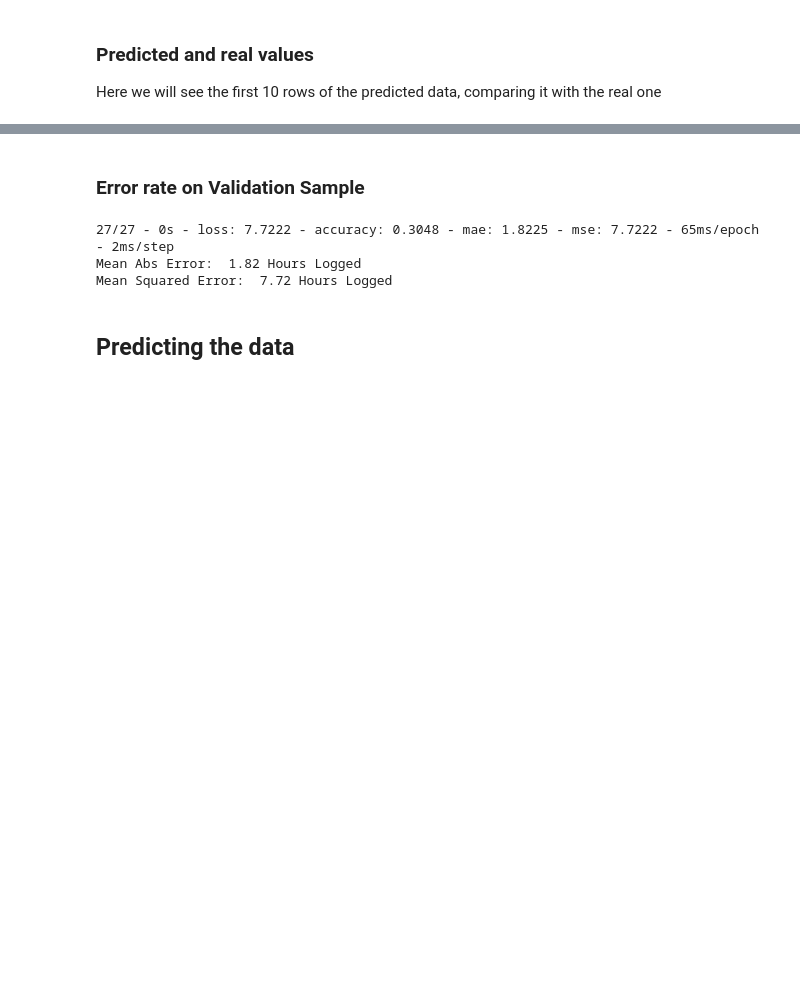
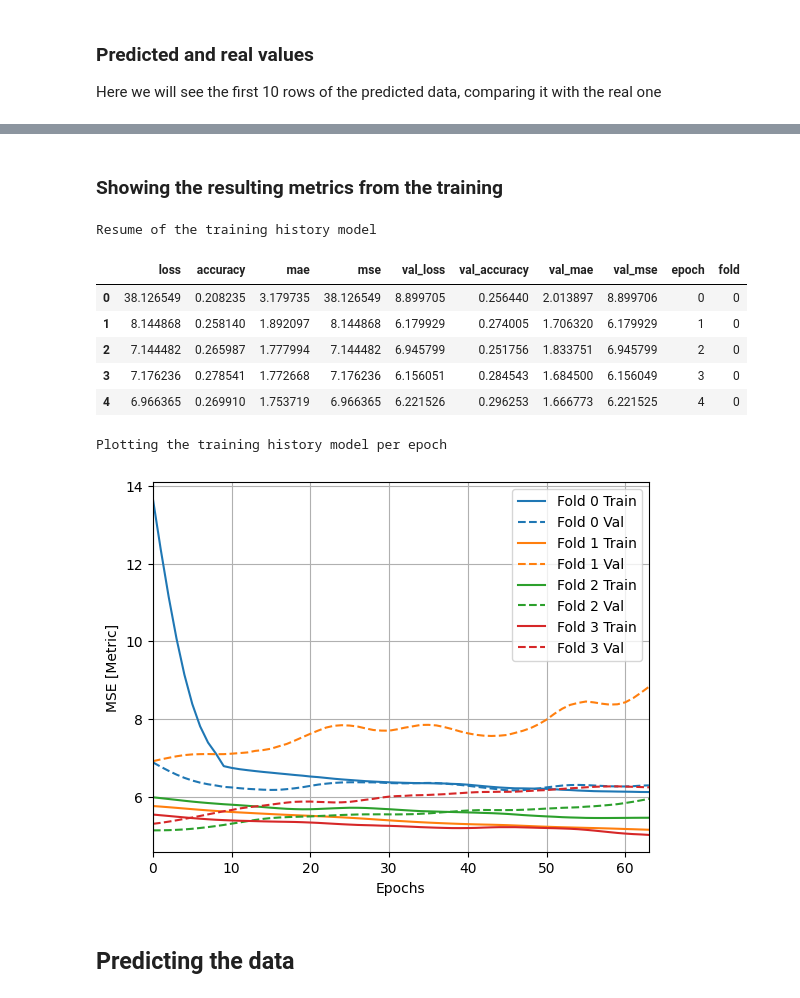
Before and after one commit to fransbompart/internship_UCAB, a Jupyter notebook: scripts/oficial/script_neural_network_2.ipynb, the cells around one changed output, grey strips where cells are left out. Cells and saved outputs as stored; diff of their text form; code cells hidden in the pictures; blank space fills up the shorter version.

```diff
--- a/scripts/oficial/script_neural_network_2.ipynb
+++ b/scripts/oficial/script_neural_network_2.ipynb
@@ -553,11 +436,32 @@ Mean Squared Error:  5.97 Hours_logged
-# %% [markdown]
-### Error rate on Validation Sample
-# %%
-loss, accuracy, mae, mse = model.evaluate(normed_validation_data, validation_label, verbose=2)
-
-print("Mean Abs Error: {:5.2f} Hours Logged".format(mae))
-print("Mean Squared Error: {:5.2f} Hours Logged".format(mse))
-# %% [output]
-27/27 - 0s - loss: 7.7222 - accuracy: 0.3048 - mae: 1.8225 - mse: 7.7222 - 65ms/epoch - 2ms/step
-Mean Abs Error:  1.82 Hours Logged
-Mean Squared Error:  7.72 Hours Logged
+# %% [markdown]
+### Showing the resulting metrics from the training
+# %%
+def evaluating_neural_network_model(histories):
+    i = 0
+    history_datasets = []
+    for history in histories:
+        history_dataset = pd.DataFrame(history.history)
+        history_dataset['epoch'] = history.epoch
+        history_dataset['fold'] = i
+        i = i+1
+        history_datasets.append(history_dataset)
+
+
+    history_dataset = pd.concat(history_datasets)
+
+    print("Resume of the training history model")
+    display(HTML(history_dataset.head().to_html()))
+
+    history_datasets_csv = history_dataset
+    history_datasets_csv.to_csv(r"./outputs/neural_network/history_sip.csv", index=False)
+
+    fold_histories = {
+        f'Fold {i}': history for i, history in enumerate(histories)
+    }
+
+    print("Plotting the training history model per epoch")
+
+    plotter = tfdocs.plots.HistoryPlotter(smoothing_std=2)
+    plotter.plot(fold_histories, metric="mse")
+    plt.ylabel('MSE [Metric]')
+    plt.show()
@@ -564,2 +481,15 @@ Mean Squared Error:  7.72 Hours Logged
+# %%
+evaluating_neural_network_model(histories)
+# evaluating_svc_model(history, test_predictions)
+# %% [output]
+Resume of the training history model
+|  | loss | accuracy | mae | mse | val_loss | val_accuracy | val_mae | val_mse | epoch | fold |
+| 0 | 38.126549 | 0.208235 | 3.179735 | 38.126549 | 8.899705 | 0.256440 | 2.013897 | 8.899706 | 0 | 0 |
+| 1 | 8.144868 | 0.258140 | 1.892097 | 8.144868 | 6.179929 | 0.274005 | 1.706320 | 6.179929 | 1 | 0 |
+| 2 | 7.144482 | 0.265987 | 1.777994 | 7.144482 | 6.945799 | 0.251756 | 1.833751 | 6.945799 | 2 | 0 |
+| 3 | 7.176236 | 0.278541 | 1.772668 | 7.176236 | 6.156051 | 0.284543 | 1.684500 | 6.156049 | 3 | 0 |
+| 4 | 6.966365 | 0.269910 | 1.753719 | 6.966365 | 6.221526 | 0.296253 | 1.666773 | 6.221525 | 4 | 0 |
+Plotting the training history model per epoch
+[figure, added]
 # %% [markdown]
 ## Predicting the data
```
Also changed, not shown: parts of 37 cells of this notebook, 7 other files.
